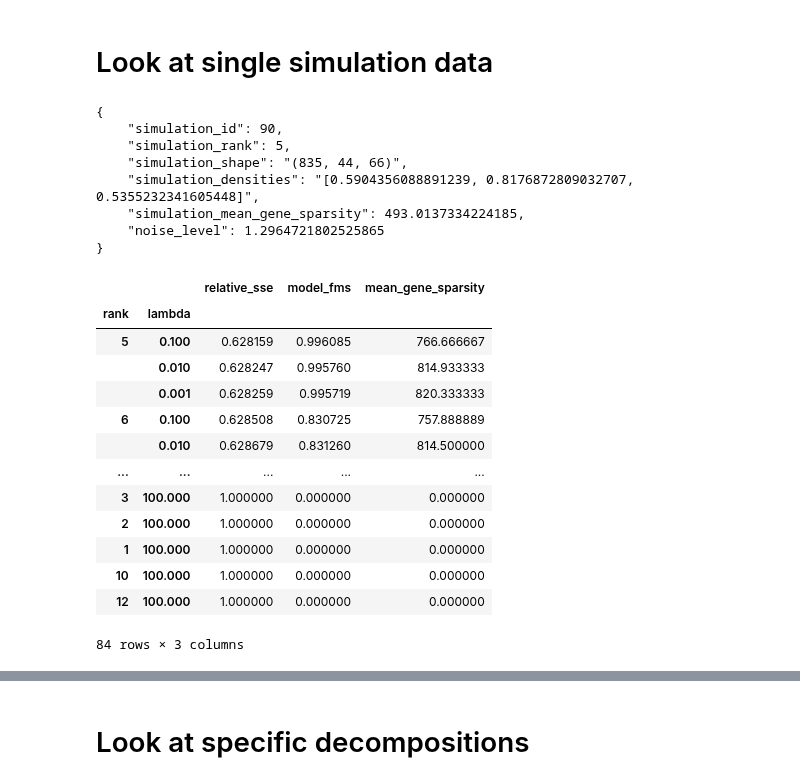
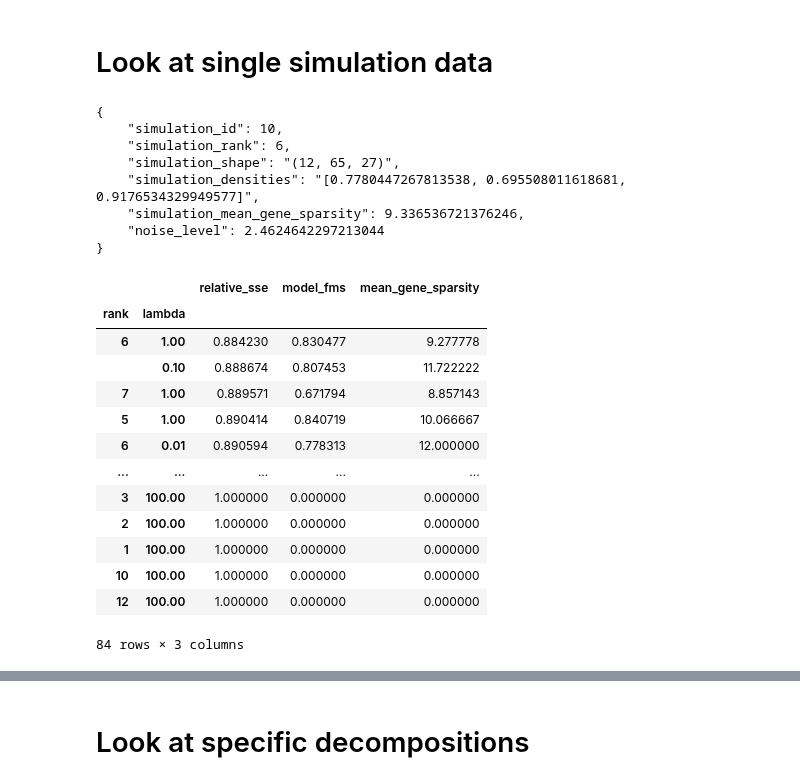
Before and after one commit to blasks/barnacle-manuscript, a Jupyter notebook: figures/1-simulation/simulation-case-studies.ipynb, the cells around one changed output, grey strips where cells are left out. Cells and saved outputs as stored; diff of their text form; code cells hidden in the pictures.

```diff
--- a/figures/1-simulation/simulation-case-studies.ipynb
+++ b/figures/1-simulation/simulation-case-studies.ipynb
@@ -123,46 +123,47 @@ results_df[[
 # %%
 # down select to a single simulation
 
-sim_id = 90
+# 12, 72, 94, 37
+sim_id = 10
 
 sim_df = results_df[results_df['simulation_id'] == sim_id]
 
 # show simulation parameters
 print(json.dumps(sim_df[[
     'simulation_id',
     'simulation_rank',
     'simulation_shape',
     'simulation_densities',
     'simulation_mean_gene_sparsity',
     'noise_level'
 ]].drop_duplicates().to_dict('records')[0], indent=4))
 
 # look at cross validation results
 sim_df[sim_df['modeled_replicate'] != sim_df['comparison_replicate']].groupby(
     ['rank', 'lambda']
 )[['relative_sse', 'model_fms', 'mean_gene_sparsity']].mean().sort_values('relative_sse')
 # %% [output]
 {
-    "simulation_id": 90,
-    "simulation_rank": 5,
-    "simulation_shape": "(835, 44, 66)",
-    "simulation_densities": "[0.5904356088891239, 0.8176872809032707, 0.5355232341605448]",
-    "simulation_mean_gene_sparsity": 493.0137334224185,
-    "noise_level": 1.2964721802525865
+    "simulation_id": 10,
+    "simulation_rank": 6,
+    "simulation_shape": "(12, 65, 27)",
+    "simulation_densities": "[0.7780447267813538, 0.695508011618681, 0.9176534329949577]",
+    "simulation_mean_gene_sparsity": 9.336536721376246,
+    "noise_level": 2.4624642297213044
 }
 |  |  | relative_sse | model_fms | mean_gene_sparsity |
 | rank | lambda |  |  |  |
-| 5 | 0.100 | 0.628159 | 0.996085 | 766.666667 |
-|  | 0.010 | 0.628247 | 0.995760 | 814.933333 |
-|  | 0.001 | 0.628259 | 0.995719 | 820.333333 |
-| 6 | 0.100 | 0.628508 | 0.830725 | 757.888889 |
-|  | 0.010 | 0.628679 | 0.831260 | 814.500000 |
+| 6 | 1.00 | 0.884230 | 0.830477 | 9.277778 |
+|  | 0.10 | 0.888674 | 0.807453 | 11.722222 |
+| 7 | 1.00 | 0.889571 | 0.671794 | 8.857143 |
+| 5 | 1.00 | 0.890414 | 0.840719 | 10.066667 |
+| 6 | 0.01 | 0.890594 | 0.778313 | 12.000000 |
 | ... | ... | ... | ... | ... |
-| 3 | 100.000 | 1.000000 | 0.000000 | 0.000000 |
-| 2 | 100.000 | 1.000000 | 0.000000 | 0.000000 |
-| 1 | 100.000 | 1.000000 | 0.000000 | 0.000000 |
-| 10 | 100.000 | 1.000000 | 0.000000 | 0.000000 |
-| 12 | 100.000 | 1.000000 | 0.000000 | 0.000000 |
+| 3 | 100.00 | 1.000000 | 0.000000 | 0.000000 |
+| 2 | 100.00 | 1.000000 | 0.000000 | 0.000000 |
+| 1 | 100.00 | 1.000000 | 0.000000 | 0.000000 |
+| 10 | 100.00 | 1.000000 | 0.000000 | 0.000000 |
+| 12 | 100.00 | 1.000000 | 0.000000 | 0.000000 |
 84 rows × 3 columns
 # %%
 # look at relative_sse vs rank
```
Also changed, not shown: parts of 21 cells of this notebook, 3 other files.
